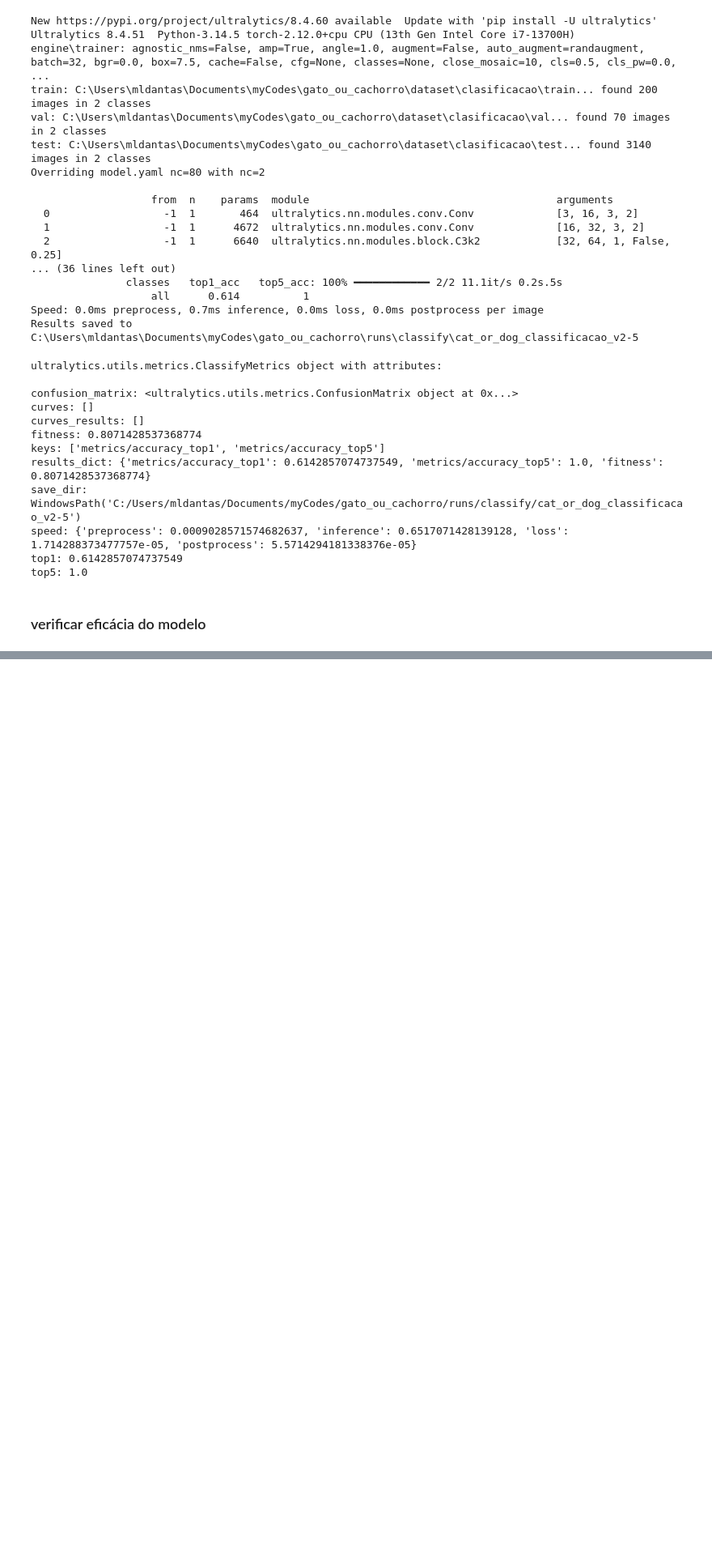
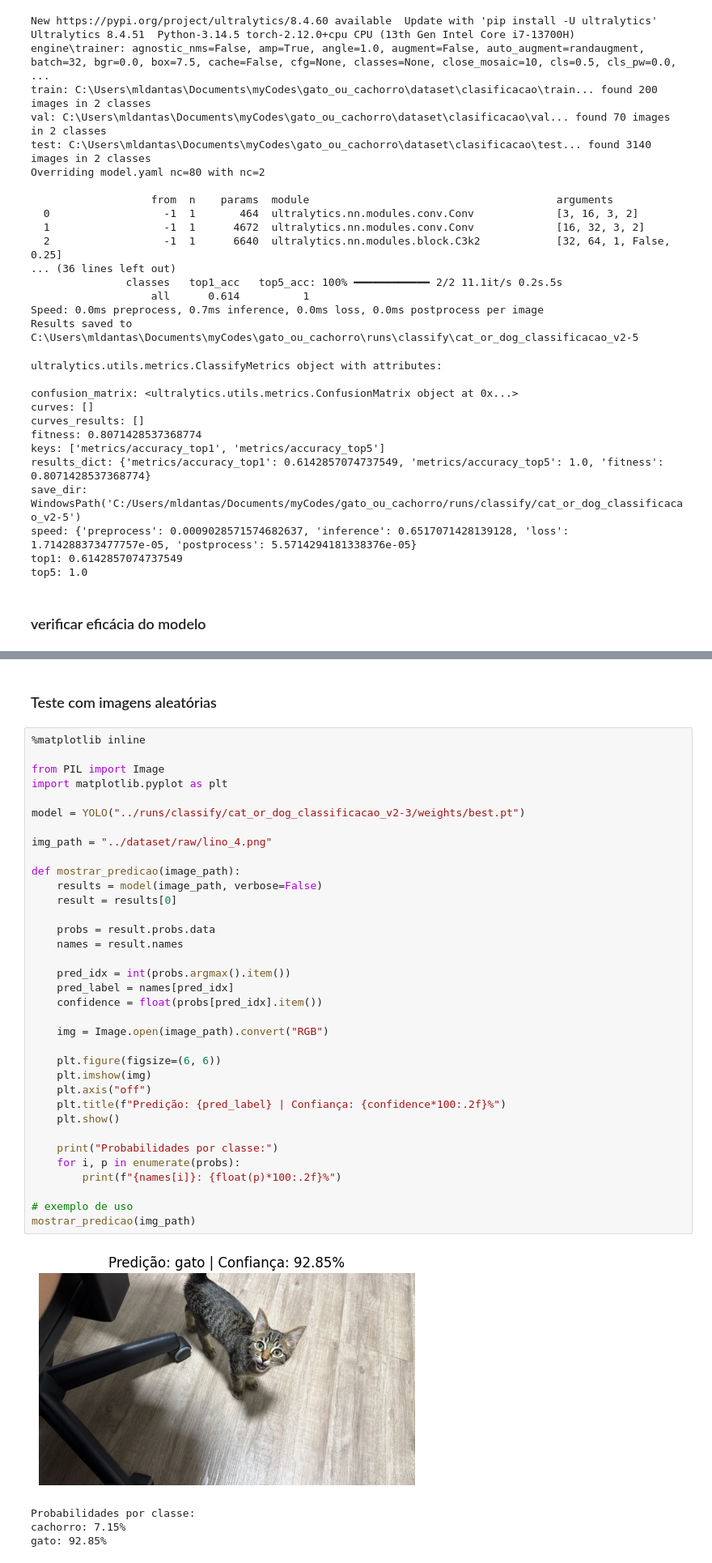
Before and after one commit to malufontes/gato_ou_cachorro, a Jupyter notebook: src/classificacao.ipynb, the cells around one changed output, grey strips where cells are left out. Shown at 81% size. Drawn from its saved outputs; the diff is of its cells as text; blank space fills up the shorter version.

Commit message:
teste com imagens extras

```diff
--- a/src/classificacao.ipynb
+++ b/src/classificacao.ipynb
@@ -615,0 +536,42 @@ Exemplos de erros:
+# %% [markdown]
+### Teste com imagens aleatórias
+# %%
+%matplotlib inline
+
+from PIL import Image
+import matplotlib.pyplot as plt
+
+model = YOLO("../runs/classify/cat_or_dog_classificacao_v2-3/weights/best.pt")
+
+img_path = "../dataset/raw/lino_4.png"
+
+def mostrar_predicao(image_path):
+    results = model(image_path, verbose=False)
+    result = results[0]
+
+    probs = result.probs.data
+    names = result.names
+
+    pred_idx = int(probs.argmax().item())
+    pred_label = names[pred_idx]
+    confidence = float(probs[pred_idx].item())
+
+    img = Image.open(image_path).convert("RGB")
+
+    plt.figure(figsize=(6, 6))
+    plt.imshow(img)
+    plt.axis("off")
+    plt.title(f"Predição: {pred_label} | Confiança: {confidence*100:.2f}%")
+    plt.show()
+
+    print("Probabilidades por classe:")
+    for i, p in enumerate(probs):
+        print(f"{names[i]}: {float(p)*100:.2f}%")
+
+# exemplo de uso
+mostrar_predicao(img_path)
+# %% [output]
+[figure, added]
+Probabilidades por classe:
+cachorro: 7.15%
+gato: 92.85%
```
Also changed, not shown: parts of 4 cells of this notebook.
